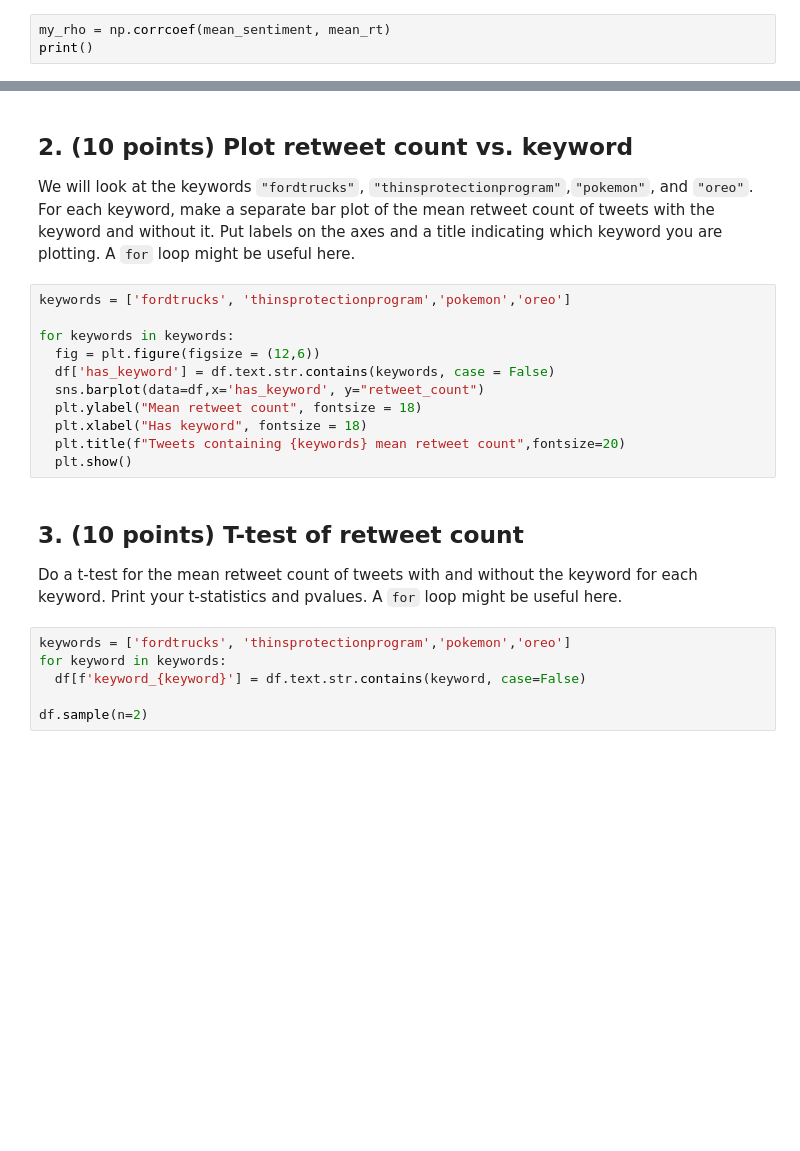
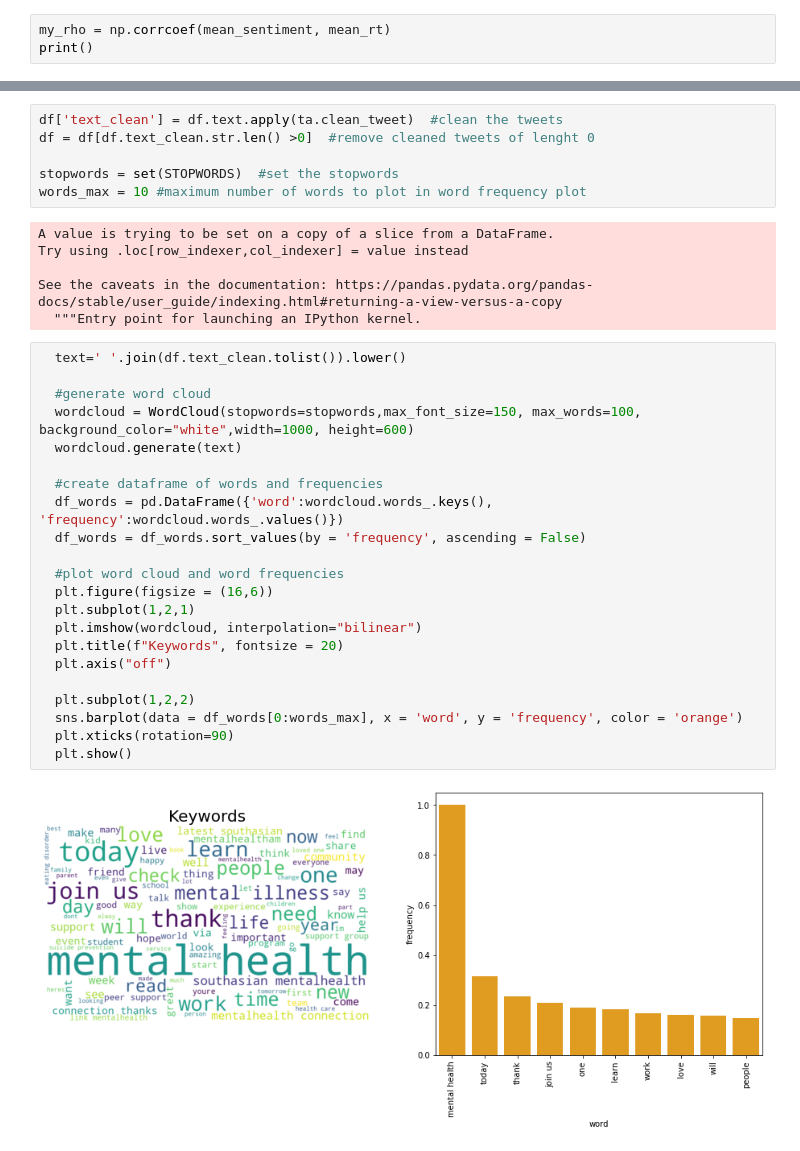
Before and after one commit to mlerouxp/finalproject, a Jupyter notebook: Final_Project.ipynb, the cells around one changed output, grey strips where cells are left out. Saved outputs shown, nothing was run; the diff lists cells and outputs as text; blank space fills up the shorter version.

```diff
--- a/Final_Project.ipynb
+++ b/Final_Project.ipynb
@@ -194,26 +410,37 @@ df_all.head()
-# %% [markdown]
-## 2. (10 points) Plot retweet count vs. keyword
-
-We will look at the keywords `"fordtrucks"`, `"thinsprotectionprogram"`,`"pokemon"`, and `"oreo"`.  For each keyword, make a separate bar plot of the mean retweet count of tweets with the keyword and without it.  Put labels on the axes and a title indicating which keyword you are plotting.  A `for` loop might be useful here.
-# %%
-keywords = ['fordtrucks', 'thinsprotectionprogram','pokemon','oreo']
-
-for keywords in keywords:
-  fig = plt.figure(figsize = (12,6))
-  df['has_keyword'] = df.text.str.contains(keywords, case = False)
-  sns.barplot(data=df,x='has_keyword', y="retweet_count")
-  plt.ylabel("Mean retweet count", fontsize = 18)
-  plt.xlabel("Has keyword", fontsize = 18)
-  plt.title(f"Tweets containing {keywords} mean retweet count",fontsize=20)
-  plt.show()
-# %% [markdown]
-## 3. (10 points) T-test of retweet count
-
-Do a t-test for the mean retweet count of tweets with and without the keyword for each keyword.  Print your t-statistics and pvalues. A `for` loop might be useful here.
-# %%
-keywords = ['fordtrucks', 'thinsprotectionprogram','pokemon','oreo']
-for keyword in keywords:
-  df[f'keyword_{keyword}'] = df.text.str.contains(keyword, case=False)
-
-df.sample(n=2)
+# %%
+df['text_clean'] = df.text.apply(ta.clean_tweet)  #clean the tweets
+df = df[df.text_clean.str.len() >0]  #remove cleaned tweets of lenght 0
+
+stopwords = set(STOPWORDS)  #set the stopwords
+words_max = 10 #maximum number of words to plot in word frequency plot
+# %% [output]
+A value is trying to be set on a copy of a slice from a DataFrame.
+Try using .loc[row_indexer,col_indexer] = value instead
+
+See the caveats in the documentation: https://pandas.pydata.org/pandas-docs/stable/user_guide/indexing.html#returning-a-view-versus-a-copy
+  """Entry point for launching an IPython kernel.
+# %%
+  text=' '.join(df.text_clean.tolist()).lower()
+
+  #generate word cloud
+  wordcloud = WordCloud(stopwords=stopwords,max_font_size=150, max_words=100, background_color="white",width=1000, height=600)
+  wordcloud.generate(text)
+
+  #create dataframe of words and frequencies
+  df_words = pd.DataFrame({'word':wordcloud.words_.keys(), 'frequency':wordcloud.words_.values()})
+  df_words = df_words.sort_values(by = 'frequency', ascending = False)
+
+  #plot word cloud and word frequencies
+  plt.figure(figsize = (16,6))
+  plt.subplot(1,2,1)
+  plt.imshow(wordcloud, interpolation="bilinear")
+  plt.title(f"Keywords", fontsize = 20)
+  plt.axis("off")
+
+  plt.subplot(1,2,2)
+  sns.barplot(data = df_words[0:words_max], x = 'word', y = 'frequency', color = 'orange')
+  plt.xticks(rotation=90)
+  plt.show()
+# %% [output]
+[figure, added]
 # %%
```
Also changed, not shown: parts of 58 cells of this notebook.
